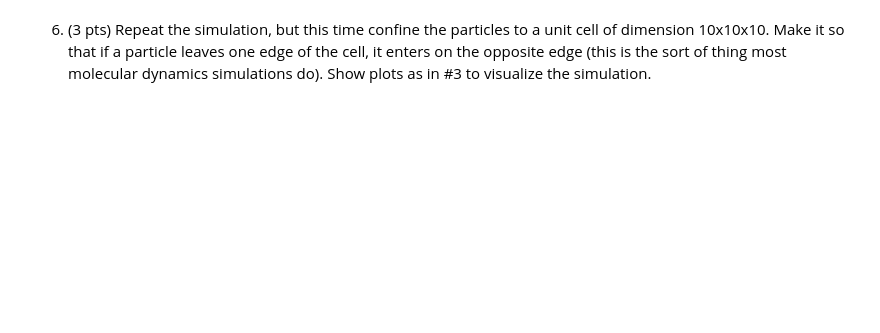
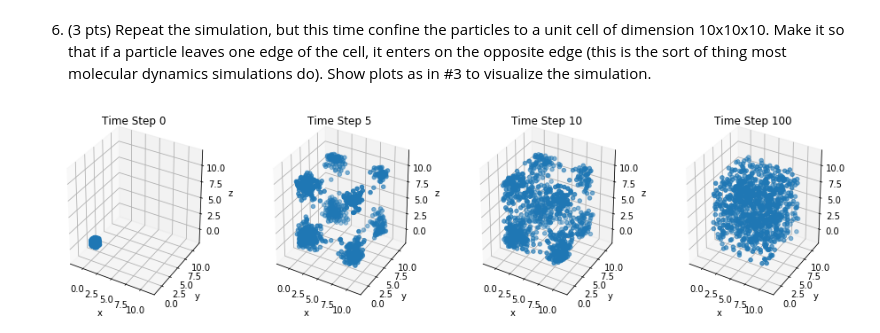
Before and after one commit to marcel-goldschen-ohm/NEU-337-Spring-2020, a Jupyter notebook: homework/homework-Feb-06-randomwalk.ipynb, the cells around one changed output. Cells and saved outputs as stored; diff of their text form; code cells hidden in the pictures; blank space fills up the shorter version.

```diff
--- a/homework/homework-Feb-06-randomwalk.ipynb
+++ b/homework/homework-Feb-06-randomwalk.ipynb
@@ -19,0 +128,17 @@ Write a program simulating a three-dimensional random walk in a continuous space
+# %%
+fig = plt.figure(figsize=(16,4))
+for i, t in enumerate([0, 5, 10, 100]):
+    x = particlePositions[:,0,t]
+    y = particlePositions[:,1,t]
+    z = particlePositions[:,2,t]
+    ax = fig.add_subplot(1, 4, i+1, projection='3d')
+    ax.scatter(x, y, z)
+    ax.set_xlabel('x')
+    ax.set_ylabel('y')
+    ax.set_zlabel('z')
+    ax.set_title(f"Time Step {t}")
+    ax.set_xlim([-2, 12])
+    ax.set_ylim([-2, 12])
+    ax.set_zlim([-2, 12]);
+# %% [output]
+[figure, added]
```
Also changed, not shown: parts of 7 cells of this notebook, 8 other files.
